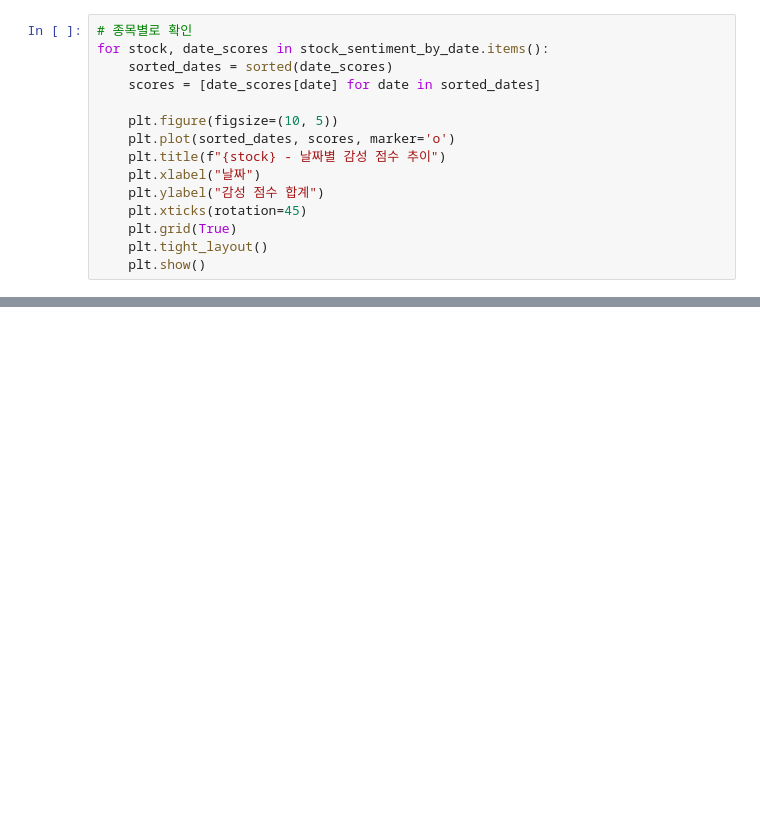
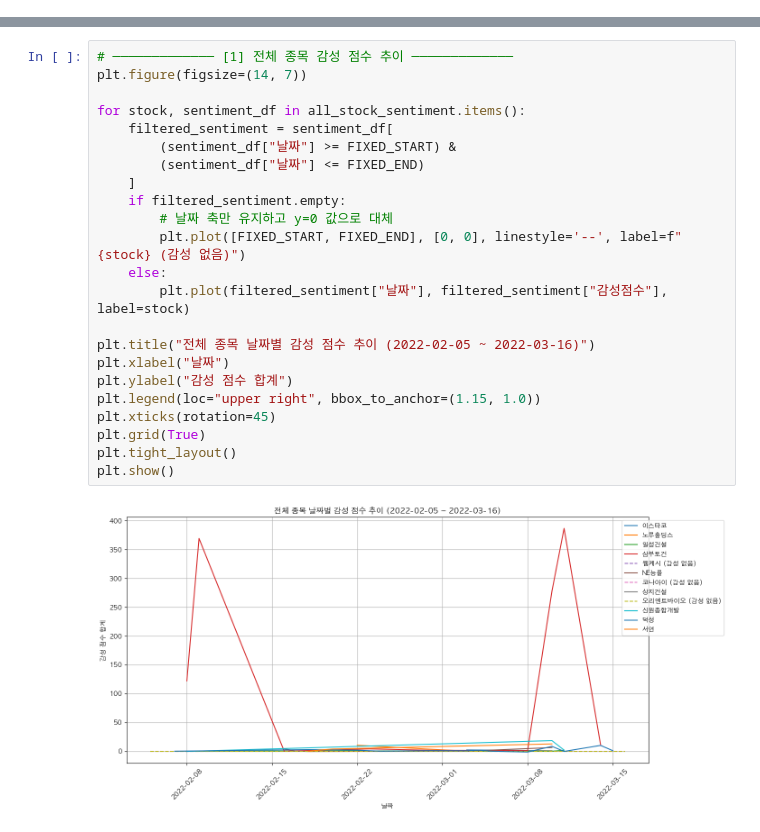
Before and after one commit to StaG-lab/2nd_Project_from_Division_5, a Jupyter notebook: 02_EDA/foxnet20_sentiment_score.ipynb, the cells around one changed output, grey strips where cells are left out. Saved outputs shown, nothing was run; the diff lists cells and outputs as text; blank space fills up the shorter version.

```diff
--- a/02_EDA/foxnet20_sentiment_score.ipynb
+++ b/02_EDA/foxnet20_sentiment_score.ipynb
@@ -55,15 +45,0 @@ plt.show()
-# %%
-# 종목별로 확인
-for stock, date_scores in stock_sentiment_by_date.items():
-    sorted_dates = sorted(date_scores)
-    scores = [date_scores[date] for date in sorted_dates]
-
-    plt.figure(figsize=(10, 5))
-    plt.plot(sorted_dates, scores, marker='o')
-    plt.title(f"{stock} - 날짜별 감성 점수 추이")
-    plt.xlabel("날짜")
-    plt.ylabel("감성 점수 합계")
-    plt.xticks(rotation=45)
-    plt.grid(True)
-    plt.tight_layout()
-    plt.show()
@@ -79,0 +73,25 @@ for stock, date_scores in stock_sentiment_by_date.items():
+# %%
+# ───────────── [1] 전체 종목 감성 점수 추이 ─────────────
+plt.figure(figsize=(14, 7))
+
+for stock, sentiment_df in all_stock_sentiment.items():
+    filtered_sentiment = sentiment_df[
+        (sentiment_df["날짜"] >= FIXED_START) &
+        (sentiment_df["날짜"] <= FIXED_END)
+    ]
+    if filtered_sentiment.empty:
+        # 날짜 축만 유지하고 y=0 값으로 대체
+        plt.plot([FIXED_START, FIXED_END], [0, 0], linestyle='--', label=f"{stock} (감성 없음)")
+    else:
+        plt.plot(filtered_sentiment["날짜"], filtered_sentiment["감성점수"], label=stock)
+
+plt.title("전체 종목 날짜별 감성 점수 추이 (2022-02-05 ~ 2022-03-16)")
+plt.xlabel("날짜")
+plt.ylabel("감성 점수 합계")
+plt.legend(loc="upper right", bbox_to_anchor=(1.15, 1.0))
+plt.xticks(rotation=45)
+plt.grid(True)
+plt.tight_layout()
+plt.show()
+# %% [output]
+[figure, added]
```
Also changed, not shown: parts of 11 cells of this notebook.
